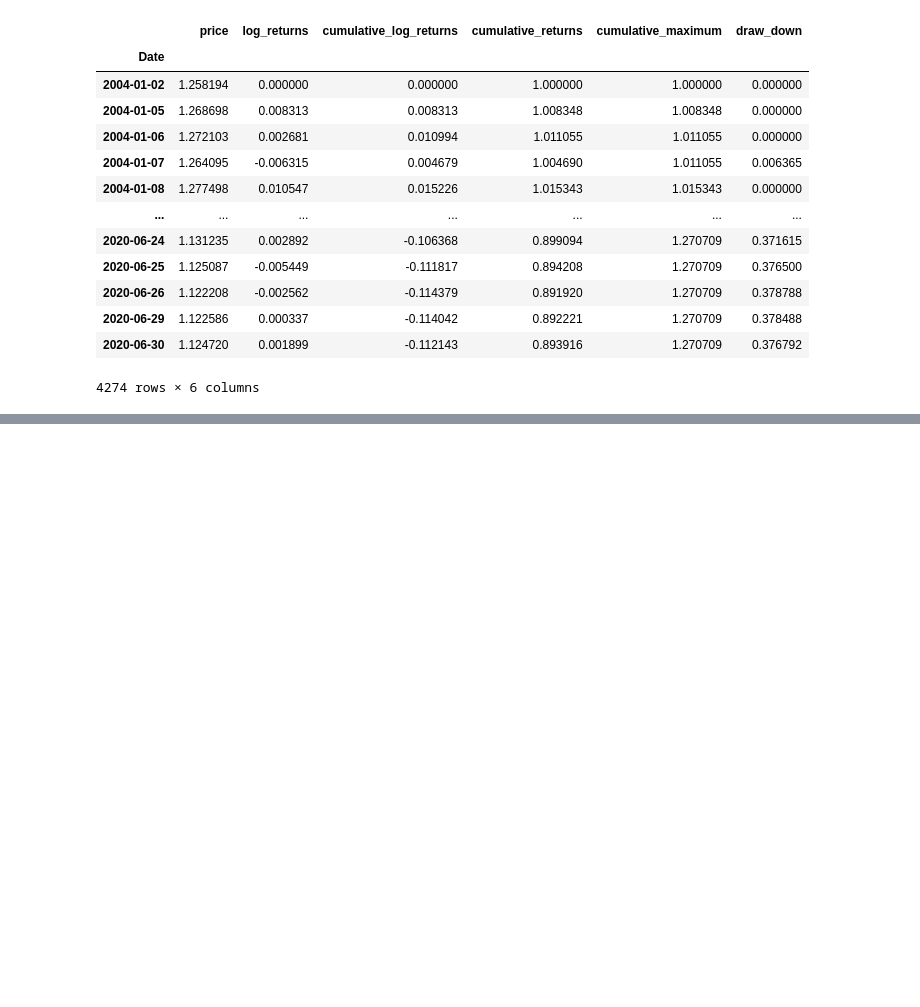
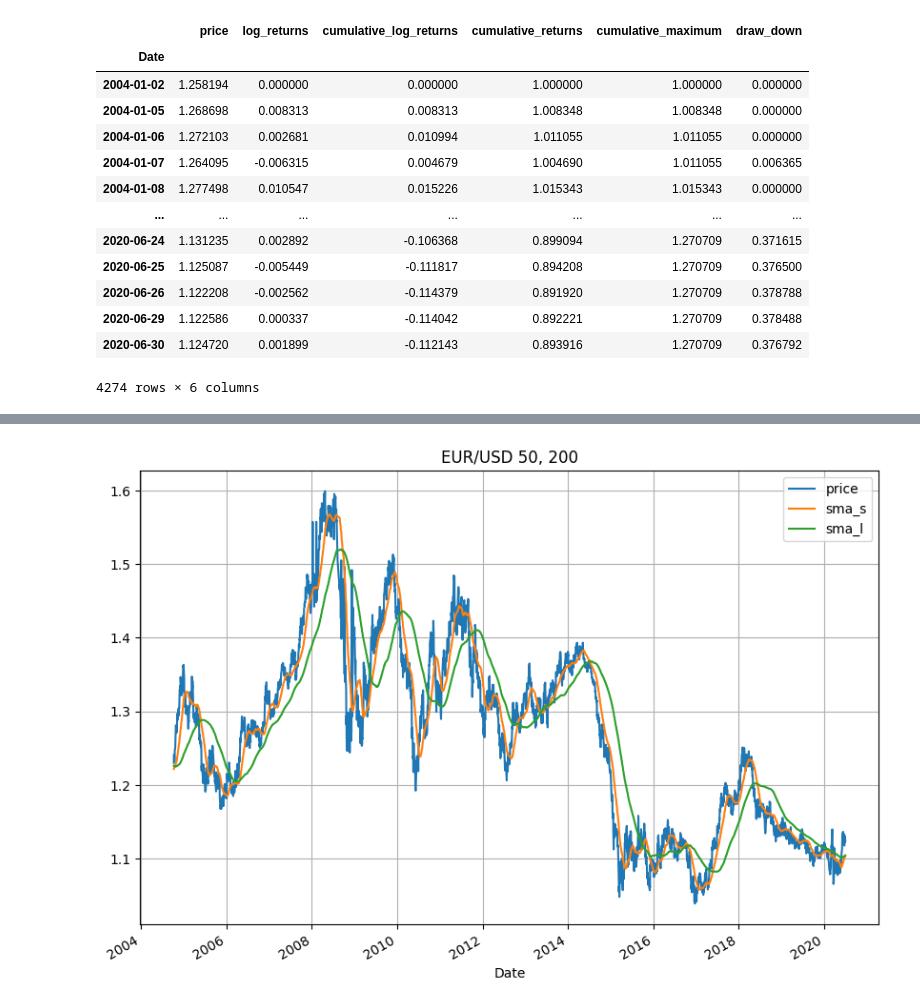
Before and after one commit to northpr/automated_trading, a Jupyter notebook: 03_sma_strategies.ipynb, the cells around one changed output, grey strips where cells are left out. Drawn from its saved outputs; the diff is of its cells as text; code cells hidden in the pictures; blank space fills up the shorter version.

```diff
--- a/03_sma_strategies.ipynb
+++ b/03_sma_strategies.ipynb
@@ -233,3 +233,8 @@ df
 | 2020-06-29 | 1.122586 | 0.000337 | -0.114042 | 0.892221 | 1.270709 | 0.378488 |
 | 2020-06-30 | 1.124720 | 0.001899 | -0.112143 | 0.893916 | 1.270709 | 0.376792 |
 4274 rows × 6 columns
+# %%
+sma_s, sma_l = 50, 200
+df["sma_s"] = df["price"].rolling(sma_s).mean()
+df["sma_l"] = df["price"].rolling(sma_l).mean()
+df.tail()
@@ -235,0 +249,6 @@ df
+# %%
+df[["price","sma_s","sma_l"]].dropna().plot(figsize=(10,7))
+plt.title(f"EUR/USD {sma_s}, {sma_l}")
+plt.grid()
+# %% [output]
+[figure, added]
```
Also changed, not shown: parts of 14 cells of this notebook, 1 other file.
